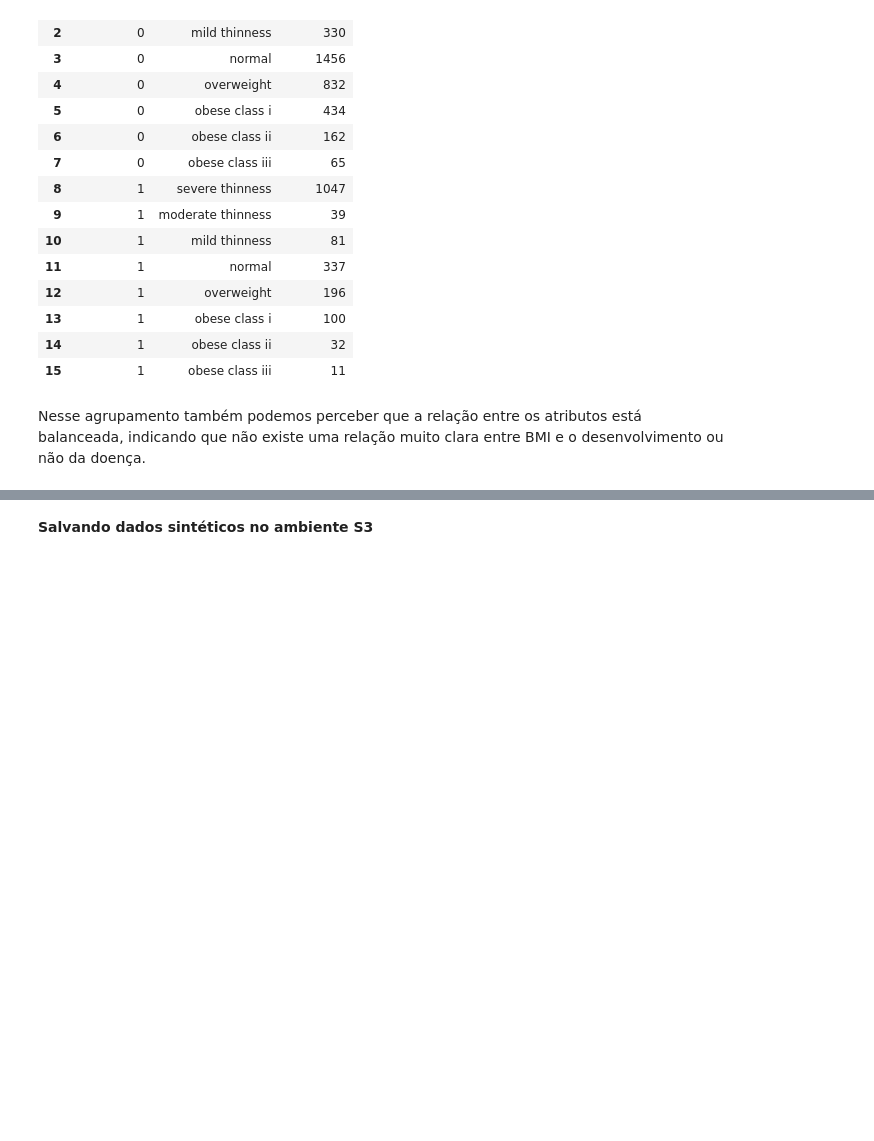
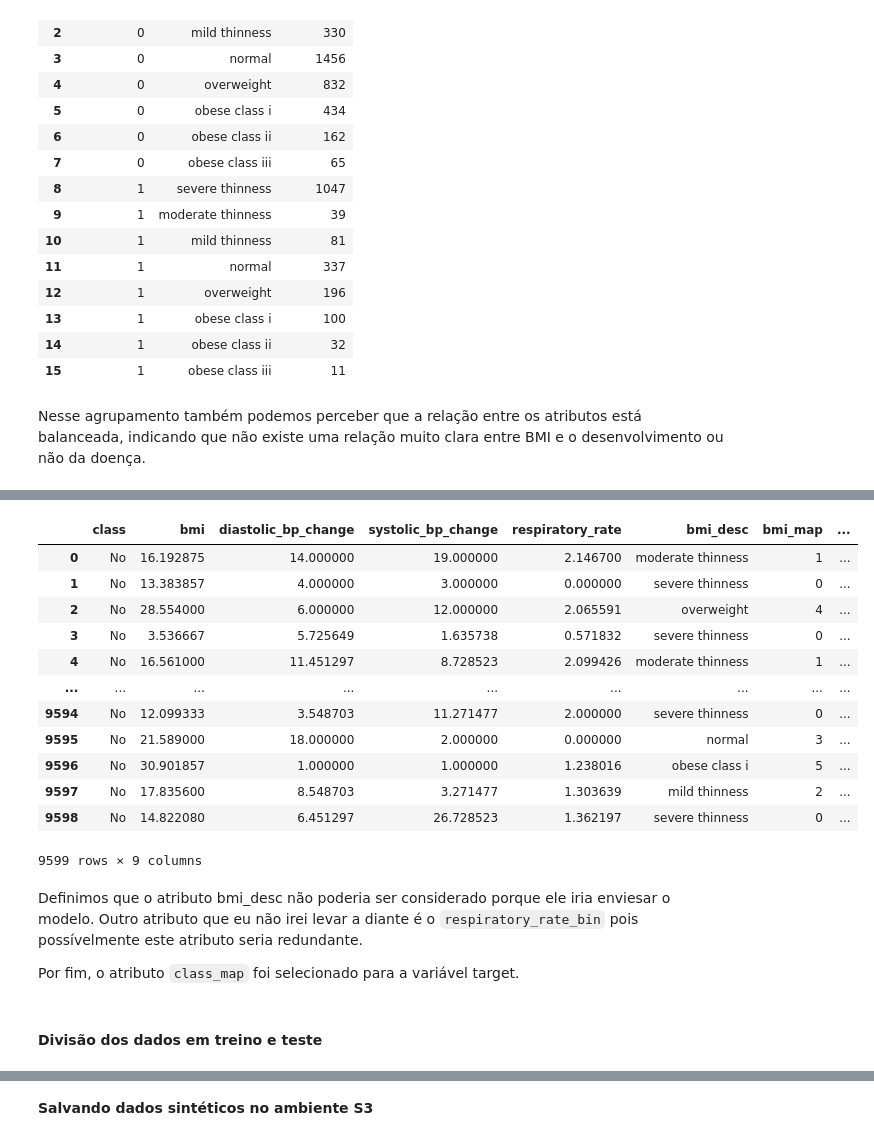
Before and after one commit to Krupique/challenges-kaggle, a Jupyter notebook: challenges/15_BloodPressurePredictor/01-CargaPrepDados.ipynb, the cells around one changed output, grey strips where cells are left out. Saved outputs shown, nothing was run; the diff lists cells and outputs as text; code cells hidden in the pictures; blank space fills up the shorter version.

```diff
--- a/challenges/15_BloodPressurePredictor/01-CargaPrepDados.ipynb
+++ b/challenges/15_BloodPressurePredictor/01-CargaPrepDados.ipynb
@@ -734,2 +737,18 @@ Nesse agrupamento também podemos perceber que a relação entre os atributos es
+# %%
+df
+# %% [output]
+|  | class | bmi | diastolic_bp_change | systolic_bp_change | respiratory_rate | bmi_desc | bmi_map | ... |
+| 0 | No | 16.192875 | 14.000000 | 19.000000 | 2.146700 | moderate thinness | 1 | ... |
+| 1 | No | 13.383857 | 4.000000 | 3.000000 | 0.000000 | severe thinness | 0 | ... |
+| 2 | No | 28.554000 | 6.000000 | 12.000000 | 2.065591 | overweight | 4 | ... |
+| 3 | No | 3.536667 | 5.725649 | 1.635738 | 0.571832 | severe thinness | 0 | ... |
+| 4 | No | 16.561000 | 11.451297 | 8.728523 | 2.099426 | moderate thinness | 1 | ... |
+| ... | ... | ... | ... | ... | ... | ... | ... | ... |
+| 9594 | No | 12.099333 | 3.548703 | 11.271477 | 2.000000 | severe thinness | 0 | ... |
+| 9595 | No | 21.589000 | 18.000000 | 2.000000 | 0.000000 | normal | 3 | ... |
+| 9596 | No | 30.901857 | 1.000000 | 1.000000 | 1.238016 | obese class i | 5 | ... |
+| 9597 | No | 17.835600 | 8.548703 | 3.271477 | 1.303639 | mild thinness | 2 | ... |
+| 9598 | No | 14.822080 | 6.451297 | 26.728523 | 1.362197 | severe thinness | 0 | ... |
+9599 rows × 9 columns
 # %%
 X = df[['bmi', 'diastolic_bp_change', 'systolic_bp_change', 'respiratory_rate']]
@@ -744,2 +756,8 @@ y
+# %% [markdown]
+Definimos que o atributo bmi_desc não poderia ser considerado porque ele iria enviesar o modelo. Outro atributo que eu não irei levar a diante é o `respiratory_rate_bin` pois possívelmente este atributo seria redundante.
+
+Por fim, o atributo `class_map` foi selecionado para a variável target.
+# %% [markdown]
+<h4>Divisão dos dados em treino e teste</h4>
 # %%
 # Divisão em dados de treino e teste
```
Also changed, not shown: parts of 38 cells of this notebook, 7 other files.
